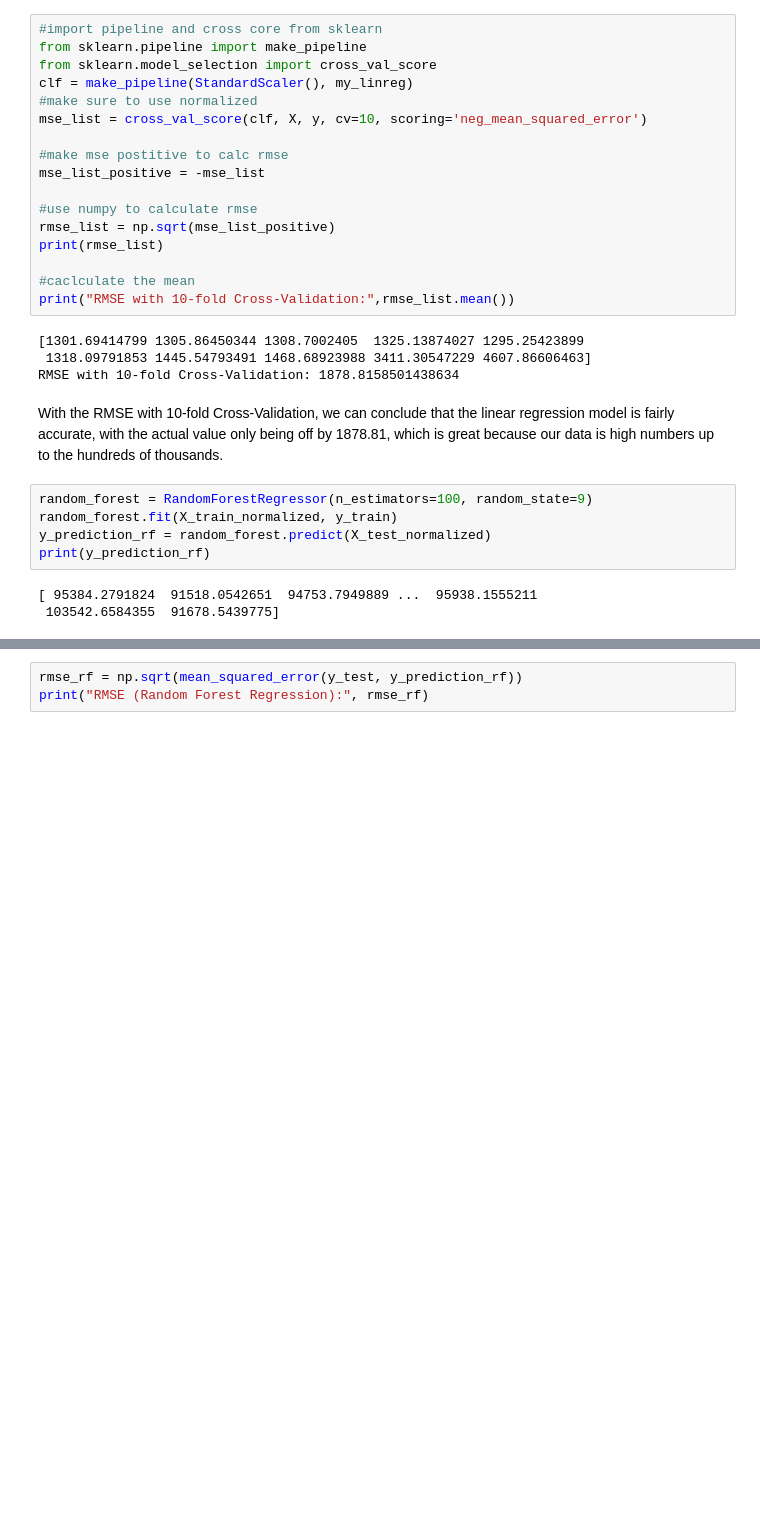
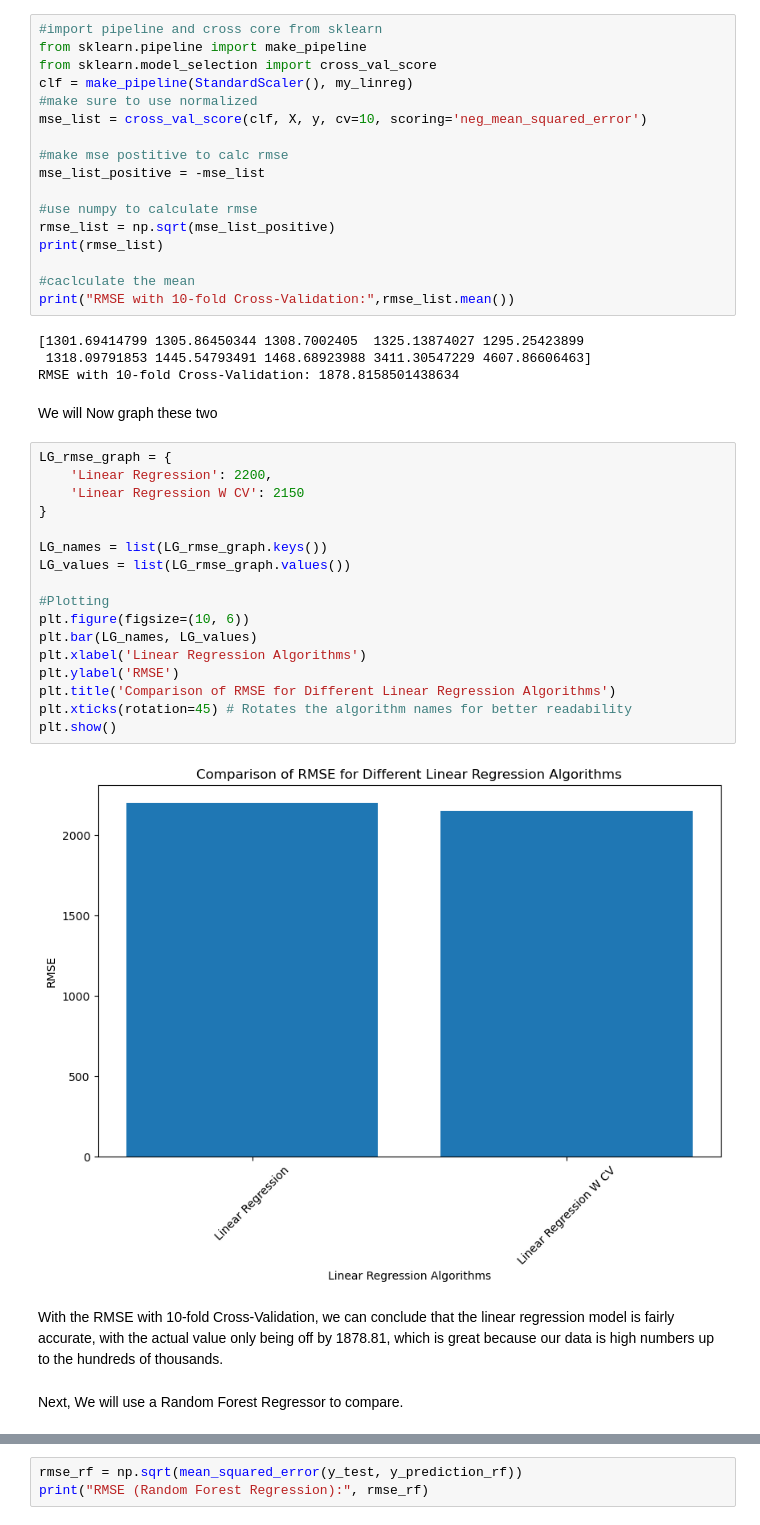
Before and after one commit to ArtxRod17/DataScienceProject, a Jupyter notebook: FinalProjectNotebook.ipynb, the cells around one changed output, grey strips where cells are left out. Cells and saved outputs as stored; diff of their text form; blank space fills up the shorter version.

Commit message:
Added graphs to compare the values

```diff
--- a/FinalProjectNotebook.ipynb
+++ b/FinalProjectNotebook.ipynb
@@ -176,13 +176,28 @@ print("RMSE with 10-fold Cross-Validation:",rmse_list.mean())
 [1301.69414799 1305.86450344 1308.7002405  1325.13874027 1295.25423899
  1318.09791853 1445.54793491 1468.68923988 3411.30547229 4607.86606463]
 RMSE with 10-fold Cross-Validation: 1878.8158501438634
+# %% [markdown]
+We will Now graph these two
+# %%
+LG_rmse_graph = {
+    'Linear Regression': 2200,
+    'Linear Regression W CV': 2150
+}
+
+LG_names = list(LG_rmse_graph.keys())
+LG_values = list(LG_rmse_graph.values())
+
+#Plotting
+plt.figure(figsize=(10, 6))
+plt.bar(LG_names, LG_values)
+plt.xlabel('Linear Regression Algorithms')
+plt.ylabel('RMSE')
+plt.title('Comparison of RMSE for Different Linear Regression Algorithms')
+plt.xticks(rotation=45) # Rotates the algorithm names for better readability
+plt.show()
+# %% [output]
+[figure, added]
 # %% [markdown]
 With the RMSE with 10-fold Cross-Validation, we can conclude that the linear regression model is fairly accurate, with the actual value only being off by 1878.81, which is great because our data is high numbers up to the hundreds of thousands.
-# %%
-random_forest = RandomForestRegressor(n_estimators=100, random_state=9)
-random_forest.fit(X_train_normalized, y_train)
-y_prediction_rf = random_forest.predict(X_test_normalized)
-print(y_prediction_rf)
-# %% [output]
-[ 95384.2791824  91518.0542651  94753.7949889 ...  95938.1555211
- 103542.6584355  91678.5439775]
+# %% [markdown]
+Next, We will use a Random Forest Regressor to compare.
```
Also changed, not shown: parts of 10 cells of this notebook.
